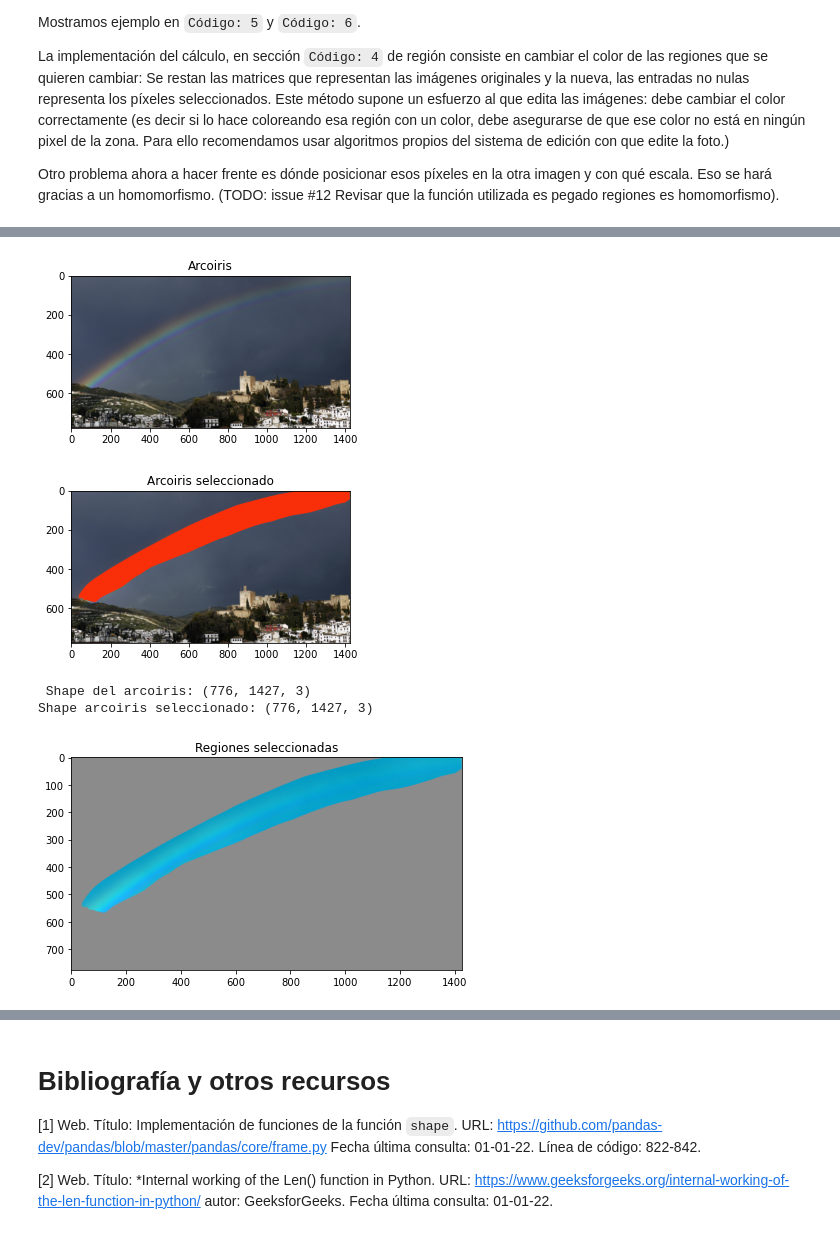
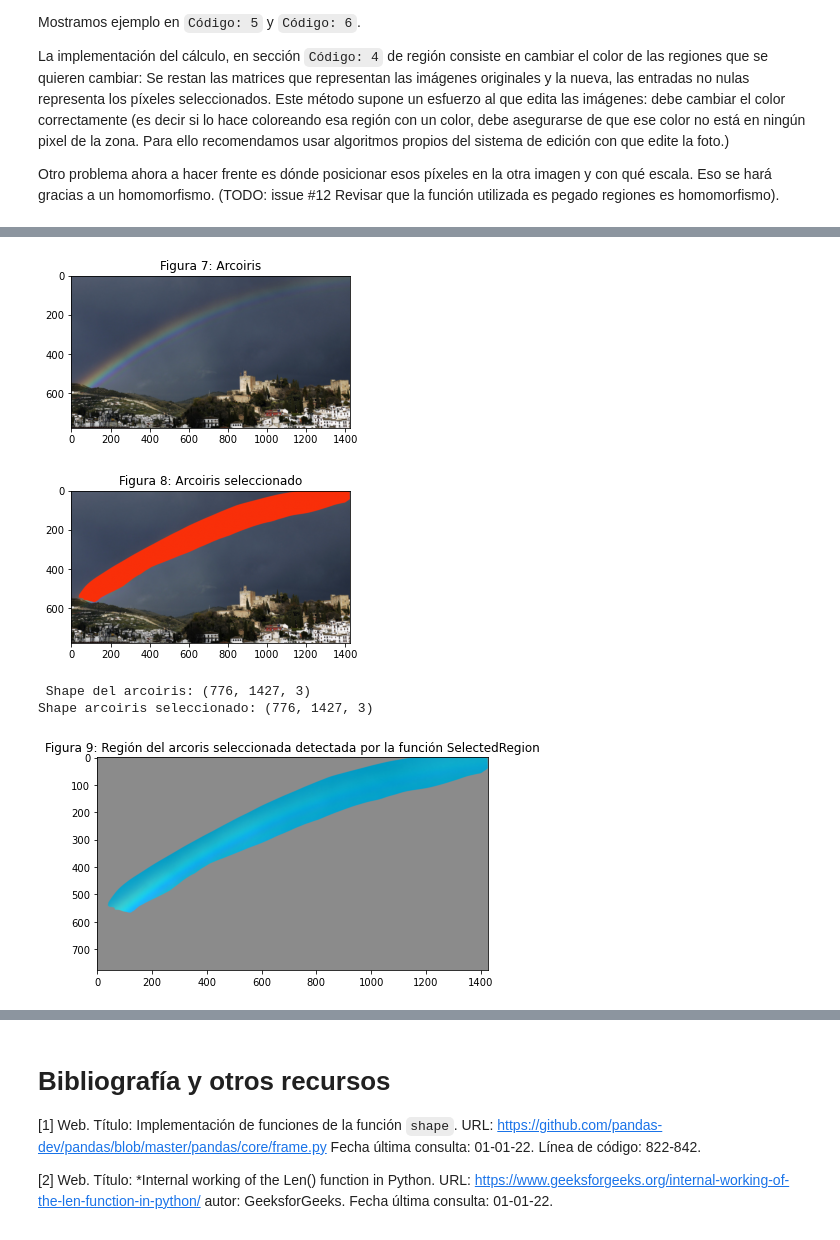
Before and after one commit to BlancaCC/Mezclado-de-regiones-en-imagenes-usando-la-ecuacion-de-Poisson, a Jupyter notebook: PoissonImageEditing.ipynb, the cells around one changed output, grey strips where cells are left out. Cells and saved outputs as stored; diff of their text form; code cells hidden in the pictures.

```diff
--- a/PoissonImageEditing.ipynb
+++ b/PoissonImageEditing.ipynb
@@ -268,7 +265,7 @@ Eso se hará gracias a un homomorfismo. (TODO: issue #12 Revisar que la función
 # %%
 # Código 4: Selección de regiones
 
-def SelectedRegion( originalImage: np.ndarray, selectedImage : np.ndarray, showImage = False) -> set :
+def SelectedRegion( originalImage: np.ndarray, selectedImage : np.ndarray, showImage = False, title = 'Regiones seleccionadas') -> set :
     '''
     Devuelve un conjunto de pares de coordenadas que han sido modificadas en alguno de los tres canales.
     Su correspondencia teórica sería $\Omega$.
@@ -280,8 +277,7 @@ def SelectedRegion( originalImage: np.ndarray, selectedImage : np.ndarray, showI
     assert originalImage.shape == selectedImage.shape, f'El tamaño de las imágenes no son iguales, son de tamaño: {originalImage.shape} y {selectedImage.shape}'
     differenceMatrix = originalImage - selectedImage
     if(showImage):
-        PrintOneImage(differenceMatrix, title= 'Regiones seleccionadas',size=(7,7))
-
+        PrintOneImage(differenceMatrix, title= title,size=(7,7))
     #seleccionamos las coordenadas que han cambiado
     x_len, y_len, _ = differenceMatrix.shape
     selectedRegion = set()
@@ -319,24 +315,24 @@ Shape luna y reflejo seleccionados: (1322, 842, 3)
 # %%
 # Código 6: Ejemplo de selección de imágenes
 
 #Leemos las imágenes y las mostramos
 pathArcoiris = path + 'Arcoiris.png'
 pathArcoirisSeleccionado = path + 'ArcoirisSeleccionado.png'
 imgArcoiris = ReadImage(pathArcoiris, flagColor)
 imgArcoirisSeleccionado = ReadImage(pathArcoirisSeleccionado, flagColor)
-PrintOneImage(imgArcoiris, title='Arcoiris',size=(5,5))
-PrintOneImage(imgArcoirisSeleccionado, title='Arcoiris seleccionado', size=(5,5))
+PrintOneImage(imgArcoiris, title='Figura 7: Arcoiris',size=(5,5))
+PrintOneImage(imgArcoirisSeleccionado, title='Figura 8: Arcoiris seleccionado', size=(5,5))
 # Imprimimos tamaño de las imágenes
 print(f' Shape del arcoiris: {imgArcoiris.shape}')
 print(f'Shape arcoiris seleccionado: {imgArcoirisSeleccionado.shape}')
 # Calculamos las diferencias y las mostramos en pantalla
-setRegionesSeleccionadasArcoiris= SelectedRegion(imgArcoiris, imgArcoirisSeleccionado, True)
+setRegionesSeleccionadasArcoiris= SelectedRegion(imgArcoiris, imgArcoirisSeleccionado, True, 'Figura 9: Región del arcoris seleccionada detectada por la función SelectedRegion')
 # %% [output]
-[figure, old version]
+[figure, new version]
-[figure, old version]
+[figure, new version]
  Shape del arcoiris: (776, 1427, 3)
 Shape arcoiris seleccionado: (776, 1427, 3)
-[figure, old version]
+[figure, new version]
 # %% [markdown]
 # Ejemplo de cálculo de borde
 Veremos ahora un ejemplo de cálculo del borde en la sección `Código: 7`.
```
Also changed, not shown: parts of 16 cells of this notebook.
